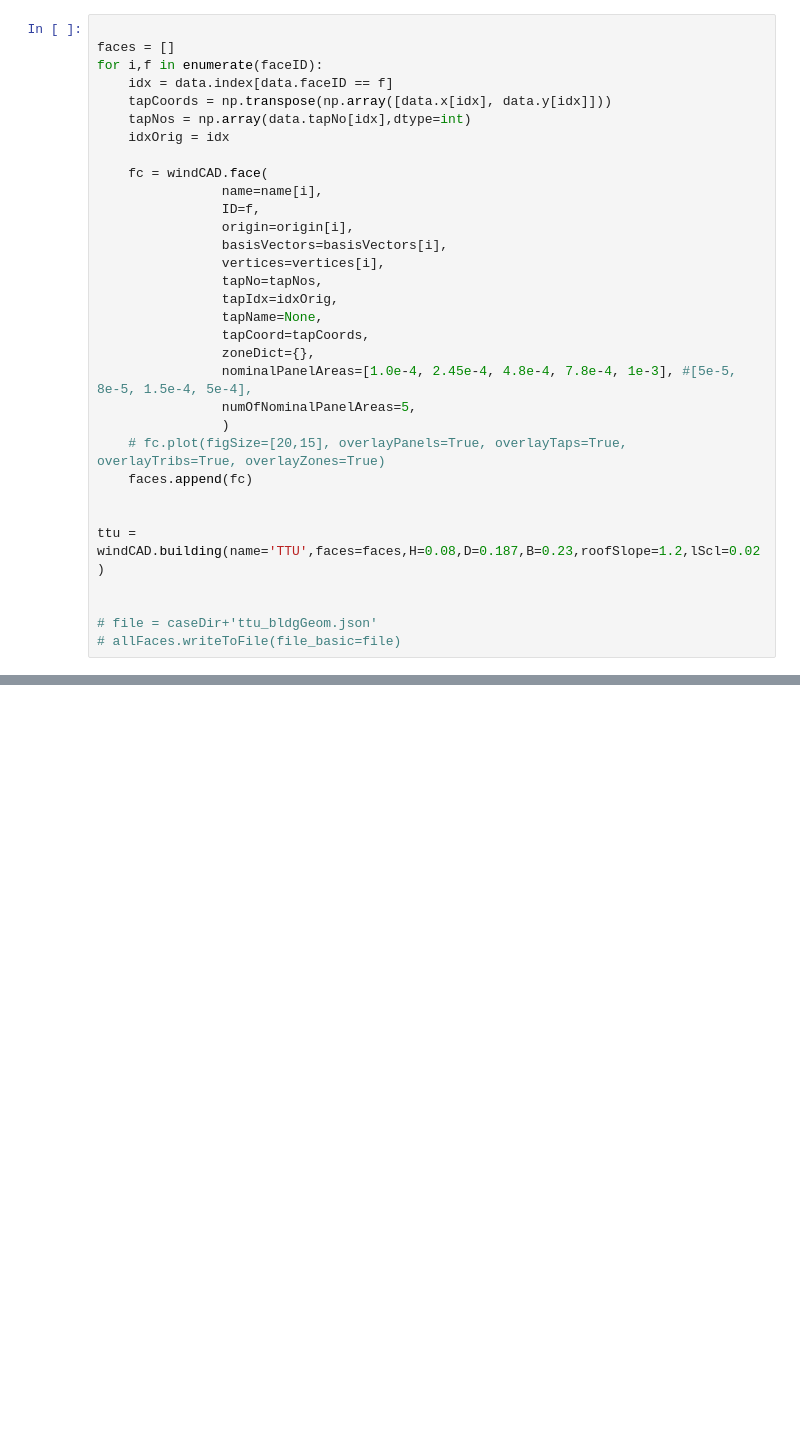
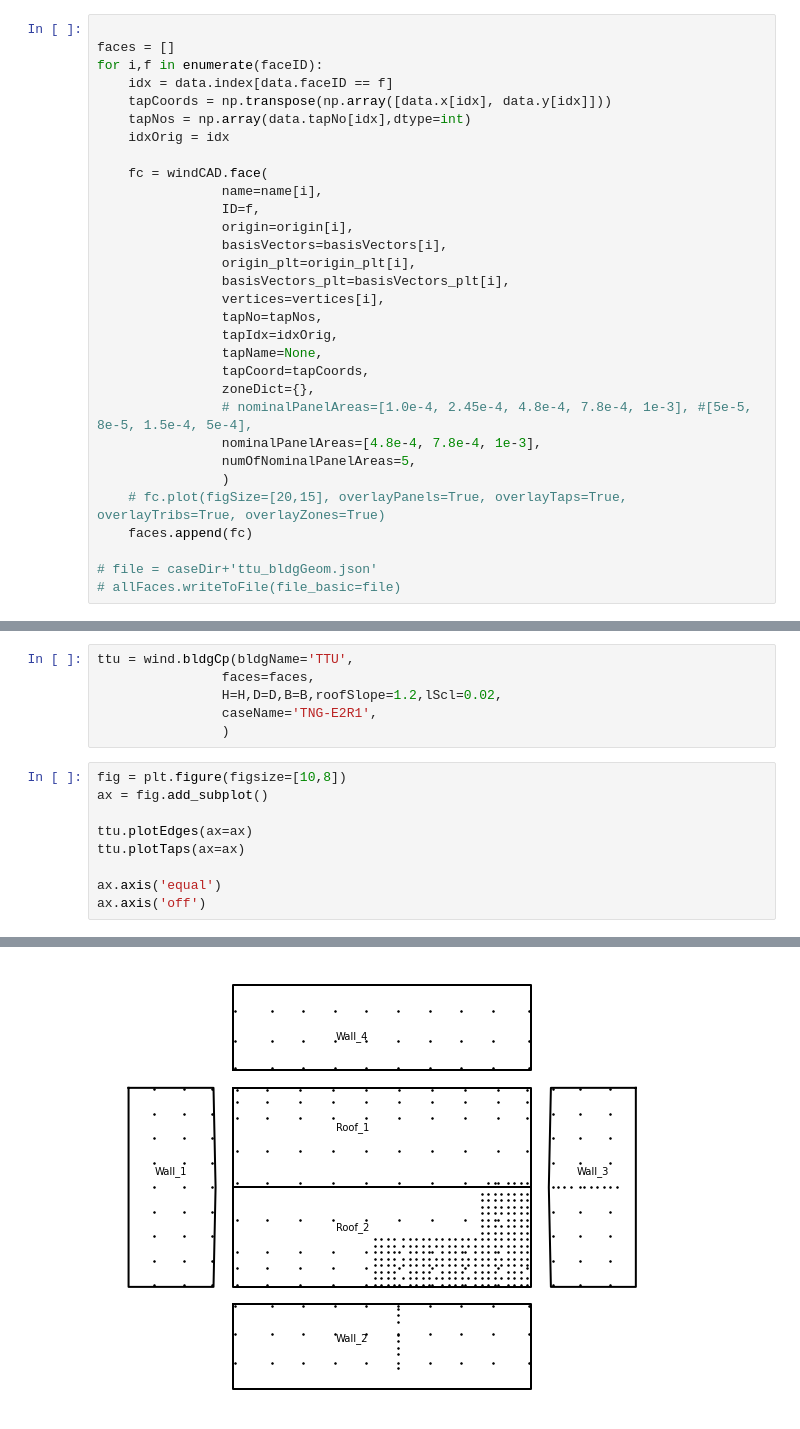
Before and after one commit to Tsinuel/windCalc, a Jupyter notebook: src/lab_windCAD.ipynb, the cells around one changed output, grey strips where cells are left out. Cells and saved outputs as stored; diff of their text form; blank space fills up the shorter version.

```diff
--- a/src/lab_windCAD.ipynb
+++ b/src/lab_windCAD.ipynb
@@ -48,21 +88,20 @@ for i,f in enumerate(faceID):
                 ID=f,
                 origin=origin[i],
                 basisVectors=basisVectors[i],
+                origin_plt=origin_plt[i],
+                basisVectors_plt=basisVectors_plt[i],
                 vertices=vertices[i],
                 tapNo=tapNos,
                 tapIdx=idxOrig,
                 tapName=None,
                 tapCoord=tapCoords,
                 zoneDict={},
-                nominalPanelAreas=[1.0e-4, 2.45e-4, 4.8e-4, 7.8e-4, 1e-3], #[5e-5, 8e-5, 1.5e-4, 5e-4],
+                # nominalPanelAreas=[1.0e-4, 2.45e-4, 4.8e-4, 7.8e-4, 1e-3], #[5e-5, 8e-5, 1.5e-4, 5e-4],
+                nominalPanelAreas=[4.8e-4, 7.8e-4, 1e-3],
                 numOfNominalPanelAreas=5,
                 )
     # fc.plot(figSize=[20,15], overlayPanels=True, overlayTaps=True, overlayTribs=True, overlayZones=True)
     faces.append(fc)
 
-
-ttu = windCAD.building(name='TTU',faces=faces,H=0.08,D=0.187,B=0.23,roofSlope=1.2,lScl=0.02)
-
-
 # file = caseDir+'ttu_bldgGeom.json'
 # allFaces.writeToFile(file_basic=file)
@@ -68,0 +143,16 @@ ttu = windCAD.building(name='TTU',faces=faces,H=0.08,D=0.187,B=0.23,roofSlope=1.
+# %%
+ttu = wind.bldgCp(bldgName='TTU',
+                faces=faces,
+                H=H,D=D,B=B,roofSlope=1.2,lScl=0.02,
+                caseName='TNG-E2R1',
+                )
+# %%
+fig = plt.figure(figsize=[10,8])
+ax = fig.add_subplot()
+
+ttu.plotEdges(ax=ax)
+ttu.plotTaps(ax=ax)
+
+ax.axis('equal')
+ax.axis('off')
+# %% [output]
@@ -68,0 +163 @@ ttu = windCAD.building(name='TTU',faces=faces,H=0.08,D=0.187,B=0.23,roofSlope=1.
+[figure, added]
```
Also changed, not shown: parts of 15 cells of this notebook, 5 other files.
